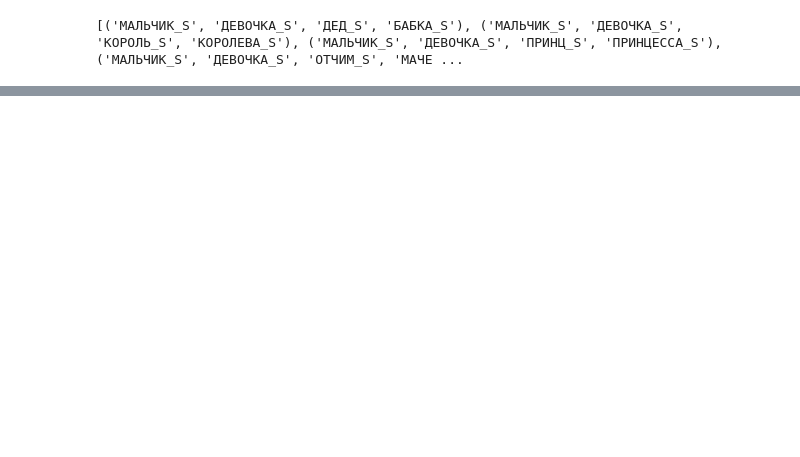
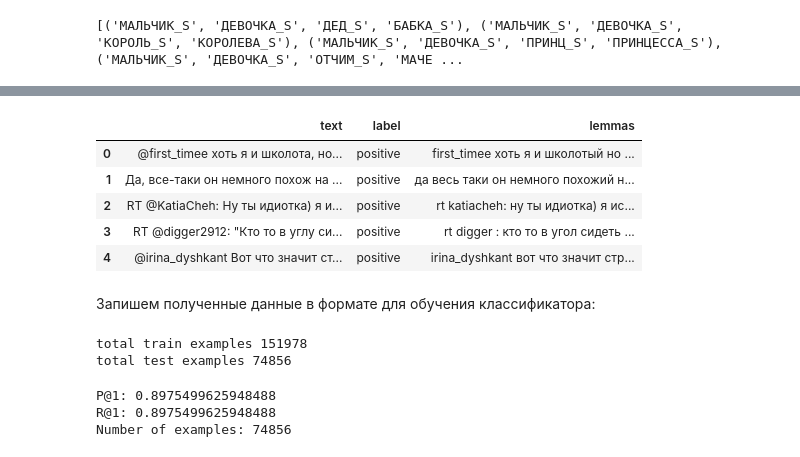
Before and after one commit to Combo-Breaker/NLP_DPO_2020, a Jupyter notebook: sem_01/1. Embeddings.ipynb, the cells around one changed output, grey strips where cells are left out. Cells and saved outputs as stored; diff of their text form; code cells hidden in the pictures; blank space fills up the shorter version.

```diff
--- a/sem_01/1. Embeddings.ipynb
+++ b/sem_01/1. Embeddings.ipynb
@@ -640,0 +660,7 @@ distance between s2 and s3 = 0.4934
+# %%
+positive = pd.read_csv('positive.csv', sep=';', usecols=[3], names=['text'])
+positive['label'] = ['positive'] * len(positive)
+negative = pd.read_csv('negative.csv', sep=';', usecols=[3], names=['text'])
+negative['label'] = ['negative'] * len(negative)
+df = positive.append(negative)
+df.head()
@@ -640,0 +689,37 @@ distance between s2 and s3 = 0.4934
+# %%
+import pymorphy2
+from functools import lru_cache
+from multiprocessing import Pool
+import numpy as np
+from sklearn.model_selection import train_test_split
+from tqdm import tqdm_notebook as tqdm
+import re
+
+m = pymorphy2.MorphAnalyzer()
+
+regex = re.compile("[А-Яа-я:=!\)\()A-z\_\%/|]+")
+
+def words_only(text, regex=regex):
+    try:
+        return regex.findall(text)
+    except:
+        return []
+# %%
+#@lru_cache(maxsize=128)
+# если вы работаете не колабе, можно заменить pymorphy на mystem и раскомментирвать первую строку про lru_cache
+def lemmatize(text, pymorphy=m):
+    try:
+        return " ".join([pymorphy.parse(w)[0].normal_form for w in text])
+    except:
+        return " "
+# %%
+def clean_text(text):
+    return lemmatize(words_only(text))
+# %%
+with Pool(8) as p:
+    lemmas = list(tqdm(p.imap(clean_text, df['text']), total=len(df)))
+
+
+df['lemmas'] = lemmas
+df.head()
+# %% [output]
@@ -640,0 +727,20 @@ distance between s2 and s3 = 0.4934
+|  | text | label | lemmas |
+| 0 | @first_timee хоть я и школота, но... | positive | first_timee хоть я и школотый но ... |
+| 1 | Да, все-таки он немного похож на ... | positive | да весь таки он немного похожий н... |
+| 2 | RT @KatiaCheh: Ну ты идиотка) я и... | positive | rt katiacheh: ну ты идиотка) я ис... |
+| 3 | RT @digger2912: "Кто то в углу си... | positive | rt digger : кто то в угол сидеть ... |
+| 4 | @irina_dyshkant Вот что значит ст... | positive | irina_dyshkant вот что значит стр... |
+# %% [markdown]
+Запишем полученные данные в формате для обучения классификатора:
+# %%
+X = df.lemmas.tolist()
+y = df.label.tolist()
+
+X, y = np.array(X), np.array(y)
+
+X_train, X_test, y_train, y_test = train_test_split(X,y, test_size=0.33)
+print ("total train examples %s" % len(y_train))
+print ("total test examples %s" % len(y_test))
+# %% [output]
+total train examples 151978
+total test examples 74856
@@ -640,0 +756,11 @@ distance between s2 and s3 = 0.4934
+# %%
+classifier = fasttext.train_supervised('data.train.txt')
+result = classifier.test('test.txt')
+
+print('P@1:', result[1])
+print('R@1:', result[2])
+print('Number of examples:', result[0])
+# %% [output]
+P@1: 0.8975499625948488
+R@1: 0.8975499625948488
+Number of examples: 74856
```
Also changed, not shown: parts of 86 cells of this notebook.
